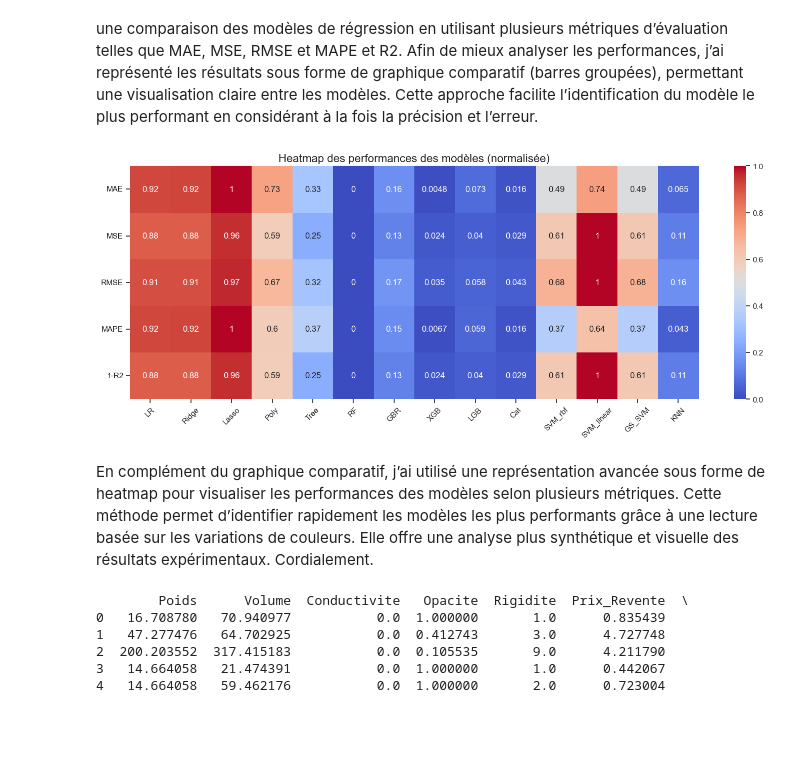
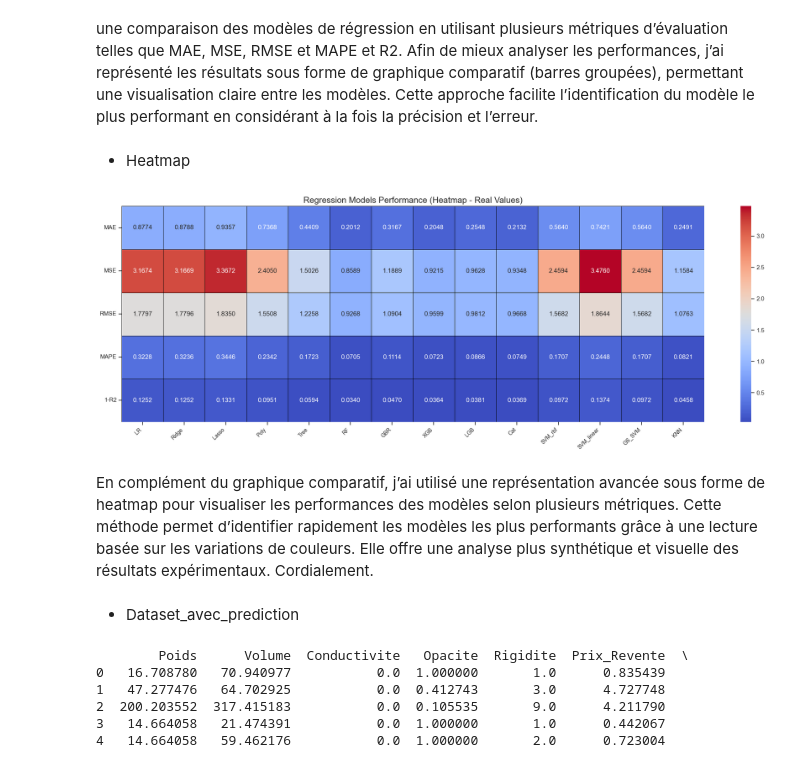
Before and after one commit to Test123599/ECOML, a Jupyter notebook: TpStandard - Copie.ipynb, the cells around one changed output. Cells and saved outputs as stored; diff of their text form; code cells hidden in the pictures; blank space fills up the shorter version.

Commit message:
Graphiques Regression Metrics 2

```diff
--- a/TpStandard - Copie.ipynb
+++ b/TpStandard - Copie.ipynb
@@ -2429,48 +2420,55 @@ plt.show()
 une comparaison des modèles de régression en utilisant plusieurs métriques d’évaluation telles que MAE, MSE, RMSE et MAPE et R2.
 Afin de mieux analyser les performances, j’ai représenté les résultats sous forme de graphique comparatif (barres groupées), permettant une visualisation claire entre les modèles.
 Cette approche facilite l’identification du modèle le plus performant en considérant à la fois la précision et l’erreur.
+# %% [markdown]
+- Heatmap
 # %%
 import seaborn as sns
 import matplotlib.pyplot as plt
 import numpy as np
-from sklearn.preprocessing import MinMaxScaler
 
-# تحويل R2
-r2_transformed = [1 - x for x in r2_scores]
+models = [
+    "LR", "Ridge", "Lasso", "Poly", "Tree", "RF",
+    "GBR", "XGB", "LGB", "Cat", "SVM_rbf",
+    "SVM_linear", "GS_SVM", "KNN"
+]
 
-# تجميع metrics
-data = np.array([mae, mse, rmse, mape, r2_transformed]).T
 
-# Normalisation
-scaler = MinMaxScaler()
-data_scaled = scaler.fit_transform(data)
+r2_transformed = [1 - x for x in r2]
 
-metrics_scaled = data_scaled.T
 
-# Plot
-plt.figure(figsize=(15, 6))
+data = np.array([mae, mse, rmse, mape, r2_transformed])
 
-sns.heatmap(
-    metrics_scaled,
+plt.figure(figsize=(20, 7))
+
+ax = sns.heatmap(
+    data,
     annot=True,
+    fmt=".4f",
     cmap="coolwarm",
     xticklabels=models,
-    yticklabels=["MAE", "MSE", "RMSE", "MAPE", "1-R2"]
+    yticklabels=["MAE", "MSE", "RMSE", "MAPE", "1-R2"],
+    linewidths=0.5,
+    linecolor="black"
 )
 
-plt.title("Heatmap des performances des modèles (normalisée)", fontsize=16)
-plt.xticks(rotation=45)
-plt.yticks(rotation=0)
+
+plt.xticks(rotation=45, ha="right", fontsize=10)
+plt.yticks(rotation=0, fontsize=11)
+
+plt.title("Regression Models Performance (Heatmap - Real Values)", fontsize=16)
 
 plt.tight_layout()
 plt.show()
 # %% [output]
-[figure, old version]
+[figure, new version]
 # %% [markdown]
 En complément du graphique comparatif, j’ai utilisé une représentation avancée sous forme de heatmap pour visualiser les performances des modèles selon plusieurs métriques.
 Cette méthode permet d’identifier rapidement les modèles les plus performants grâce à une lecture basée sur les variations de couleurs.
 Elle offre une analyse plus synthétique et visuelle des résultats expérimentaux.
 Cordialement.
+# %% [markdown]
+- Dataset_avec_prediction
 # %%
 
 df_copy = df.copy()
```
Also changed, not shown: parts of 7 cells of this notebook.
